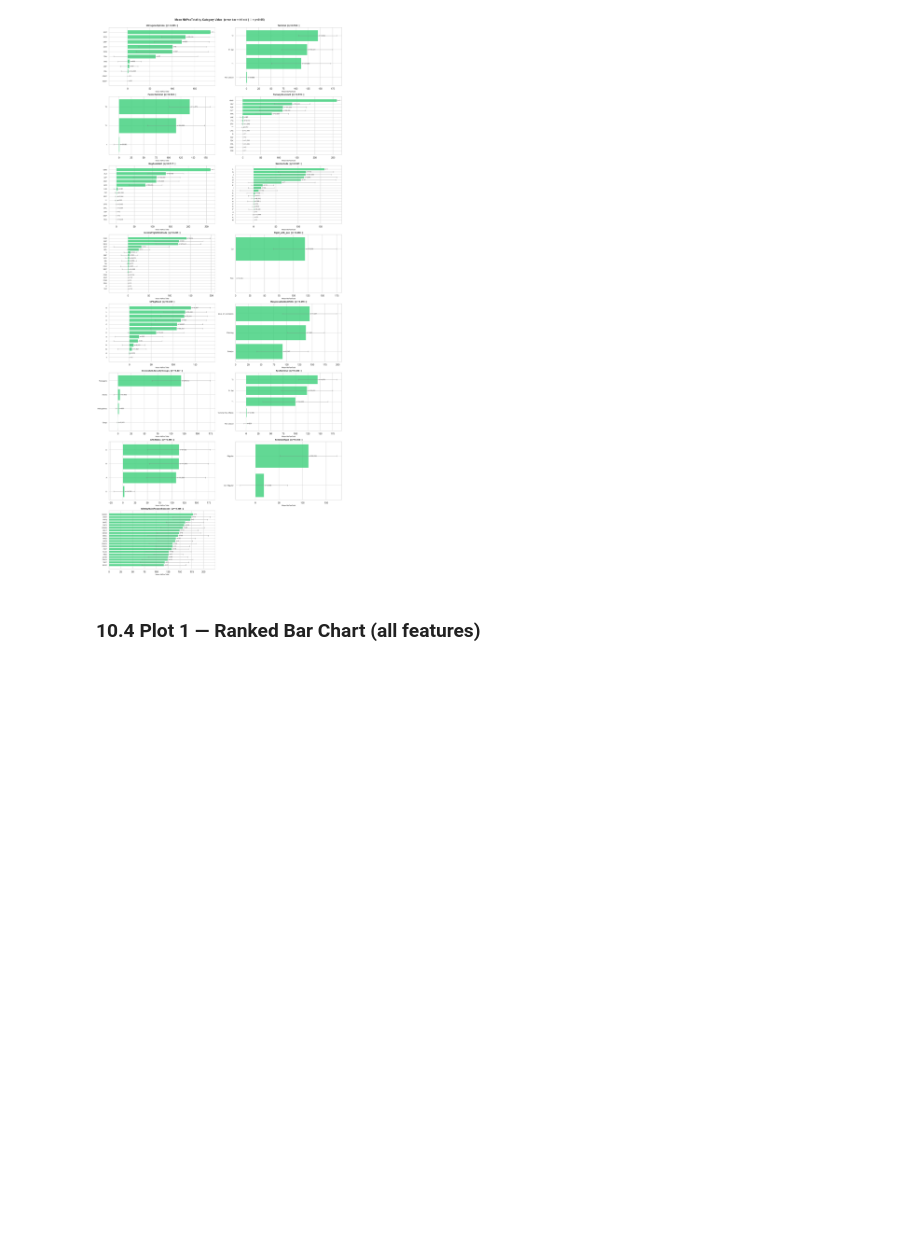
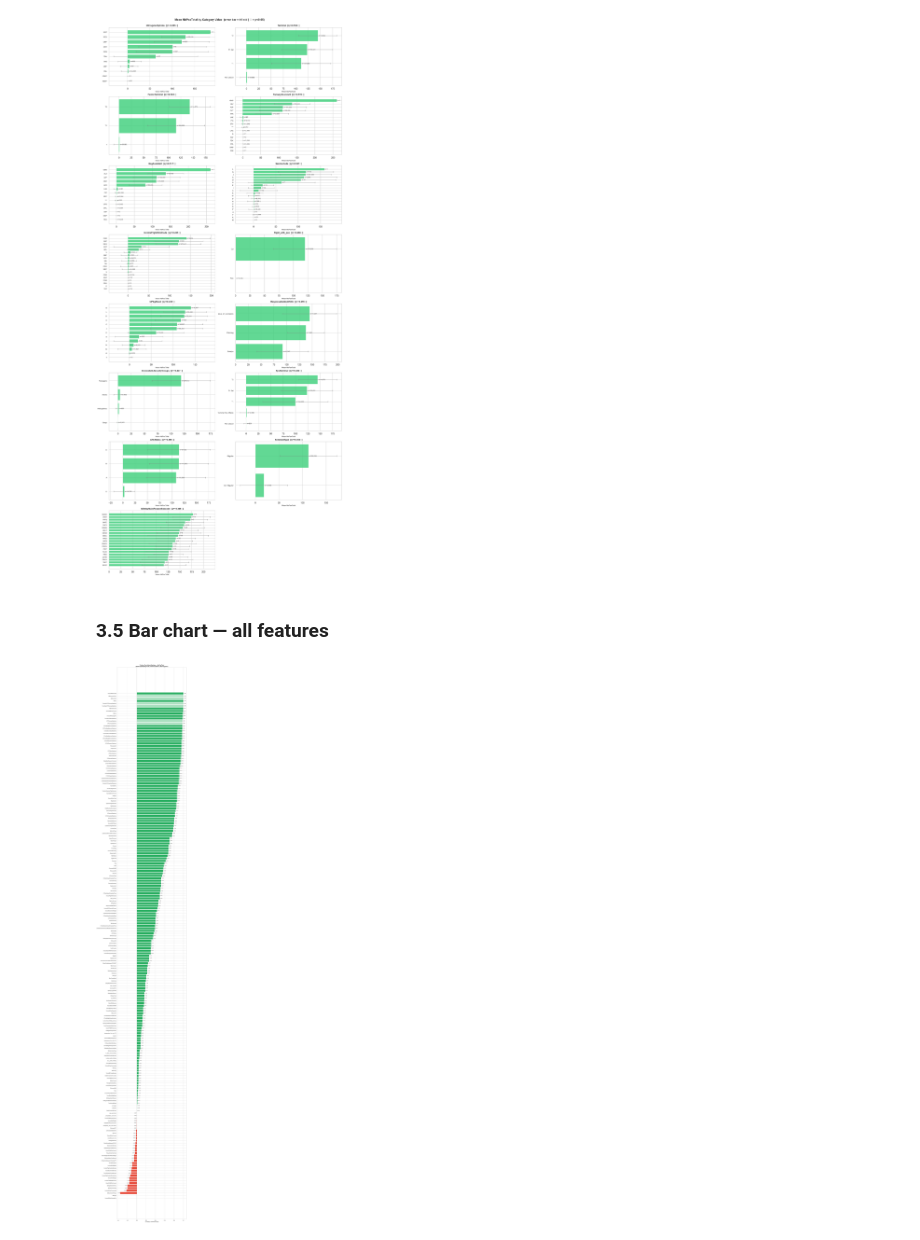
Before and after one commit to LancelotTC/master-minds-challenge, a Jupyter notebook: correlation.ipynb, the cells around one changed output. Drawn from its saved outputs; the diff is of its cells as text; code cells hidden in the pictures; blank space fills up the shorter version.

Commit message:
update correlation notebook

```diff
--- a/correlation.ipynb
+++ b/correlation.ipynb
@@ -26,3 +26,7 @@ pd.set_option('display.max_colwidth', None)
 print('Libraries ready')
 # %% [output]
 Libraries ready
+# %%
+OUT_DIR = Path(os.getcwd()) / 'outputs' / 'correlation'
+OUT_DIR.mkdir(parents=True, exist_ok=True)
+print(f'Output folder: {OUT_DIR}')
@@ -31,11 +37,6 @@ Libraries ready
 # %%
 _here = Path(os.getcwd())
-CSV_PATH = _here / 'mouvements_aero_insa_modified.csv'
-if not CSV_PATH.exists():
-    CSV_PATH = _here / 'Procedure_data' / 'insa' / 'mouvements_aero_insa_modified.csv'
-if not CSV_PATH.exists():
-    CSV_PATH = Path(r'C:\Users\ACER\Desktop\Flight Prediction\Procedure_data\insa\mouvements_aero_insa_modified.csv')
-
+CSV_PATH = _here / 'airport-flight-dataset.csv'
 print(f'CSV path : {CSV_PATH}')
 print(f'Exists   : {CSV_PATH.exists()}')
 
@@ -235,9 +234,7 @@ For each top categorical feature (ranked by Eta correlation), show **mean NbPax*
 # %%
-# --- NbPax Mean & Distribution per Category Value ---
-# Select top categorical features by eta (skip columns with too many unique values)
-MAX_UNIQUE   = 40   # skip features with > 40 unique values (too granular)
-TOP_N_FEAT   = 15   # plot only top 15 features by |eta|
-TOP_N_VAL    = 20   # per feature, show only top 20 values by count
+MAX_UNIQUE   = 40
+TOP_N_FEAT   = 15
+TOP_N_VAL    = 20
 
 top_cat_features = (
     df_eta
@@ -245,8 +242,6 @@ top_cat_features = (
     .index
     .tolist()
 )
-
-# Filter by MAX_UNIQUE
 top_cat_features = [
     c for c in top_cat_features
     if c in df_clean.columns and df_clean[c].nunique() <= MAX_UNIQUE
@@ -266,8 +261,6 @@ axes = axes.flatten()
 
 for i, feat in enumerate(top_cat_features):
     ax = axes[i]
-
-    # Group by category value → compute mean & count
     grp = (
         df_clean.groupby(feat)[nbpax_col]
         .agg(mean_pax='mean', count='count', std_pax='std')
@@ -275,13 +268,10 @@ for i, feat in enumerate(top_cat_features):
         .sort_values('mean_pax', ascending=False)
         .head(TOP_N_VAL)
     )
-
     eta_val  = df_eta.loc[feat, 'correlation'] if feat in df_eta.index else 0
     sig_flag = df_eta.loc[feat, 'significant'] if feat in df_eta.index else False
     sig_star = "★" if sig_flag else ""
-
     colors_bar = ['#2ecc71' if eta_val >= 0 else '#e74c3c'] * len(grp)
-
     bars = ax.barh(
         grp[feat].astype(str),
         grp['mean_pax'],
@@ -291,20 +281,15 @@ for i, feat in enumerate(top_cat_features):
         edgecolor='white',
         error_kw=dict(ecolor='gray', capsize=3, linewidth=0.8)
     )
-
-    # Annotate bars with sample count
     for bar, cnt in zip(bars, grp['count']):
         ax.text(bar.get_width() + grp['mean_pax'].max() * 0.01,
                 bar.get_y() + bar.get_height() / 2,
                 f"n={cnt:,}", va='center', ha='left', fontsize=7.5, color='#555')
-
-    ax.set_title(f"{feat}  [η={eta_val:+.3f}{sig_star}]",
-                 fontsize=10, fontweight='bold')
+    ax.set_title(f"{feat}  [η={eta_val:+.3f}{sig_star}]", fontsize=10, fontweight='bold')
     ax.set_xlabel(f"Mean {nbpax_col}", fontsize=8)
     ax.invert_yaxis()
     ax.tick_params(axis='y', labelsize=8)
 
-# Hide unused axes
 for j in range(i + 1, len(axes)):
     axes[j].set_visible(False)
 
@@ -312,31 +297,35 @@ plt.suptitle(
     f"Mean {nbpax_col} by Category Value  (error bar = ±1 std | ★ = p<0.05)",
     fontsize=13, fontweight='bold', y=1.01
 )
+plt.savefig(OUT_DIR / '01_mean_nbpax_by_category.png', bbox_inches='tight', dpi=150)
 plt.show()
 # %% [output]
 Plotting 15 categorical features:
 ['IdIrregularityCode', 'Terminal', 'FarmsTerminal', 'RunwayAssistant', 'BagAssistant', 'ServiceCode', 'InvoiceFlightKindCode', 'flight_with_pax', 'IdPkgStand', 'ResponsableModifCtG', 'InvoiceADLSecuri ...
 [figure]
 # %% [markdown]
-### 10.4 Plot 1 — Ranked Bar Chart (all features)
+### 3.5 Bar chart — all features
 # %%
-# PLOT 1: Ranked Bar Chart
 fig, ax = plt.subplots(figsize=(14, max(6, len(df_all) * 0.42)))
 colors = ['#27ae60' if (v > 0 and s) else '#a9dfbf' if v > 0
           else '#e74c3c' if s else '#f1948a'
           for v, s in zip(df_all['correlation'], df_all['significant'])]
 
 bars = ax.barh(df_all.index[::-1], df_all['correlation'][::-1],
                color=colors[::-1], edgecolor='white', linewidth=0.5)
 ax.axvline(0, color='black', linewidth=1.2)
 ax.set_xlabel(f'Correlation with {nbpax_col}', fontsize=12)
 ax.set_title(f'Feature Correlation Ranking — {nbpax_col}\n'
              '(Dark=significant p<0.05 | Green=positive | Red=negative)',
              fontsize=13, fontweight='bold')
 for bar, val in zip(bars, df_all['correlation'][::-1]):
     xpos = val + 0.005 if val >= 0 else val - 0.005
     ha   = 'left' if val >= 0 else 'right'
     ax.text(xpos, bar.get_y() + bar.get_height()/2,
             f'{val:+.3f}', va='center', ha=ha, fontsize=8.5)
-plt.tight_layout(); plt.show()
+plt.tight_layout()
+plt.savefig(OUT_DIR / '02_correlation_ranking.png', bbox_inches='tight', dpi=150)
+plt.show()
+# %% [output]
+[figure, added]
 # %% [markdown]
```
Also changed, not shown: parts of 17 cells of this notebook, 5 other files.
